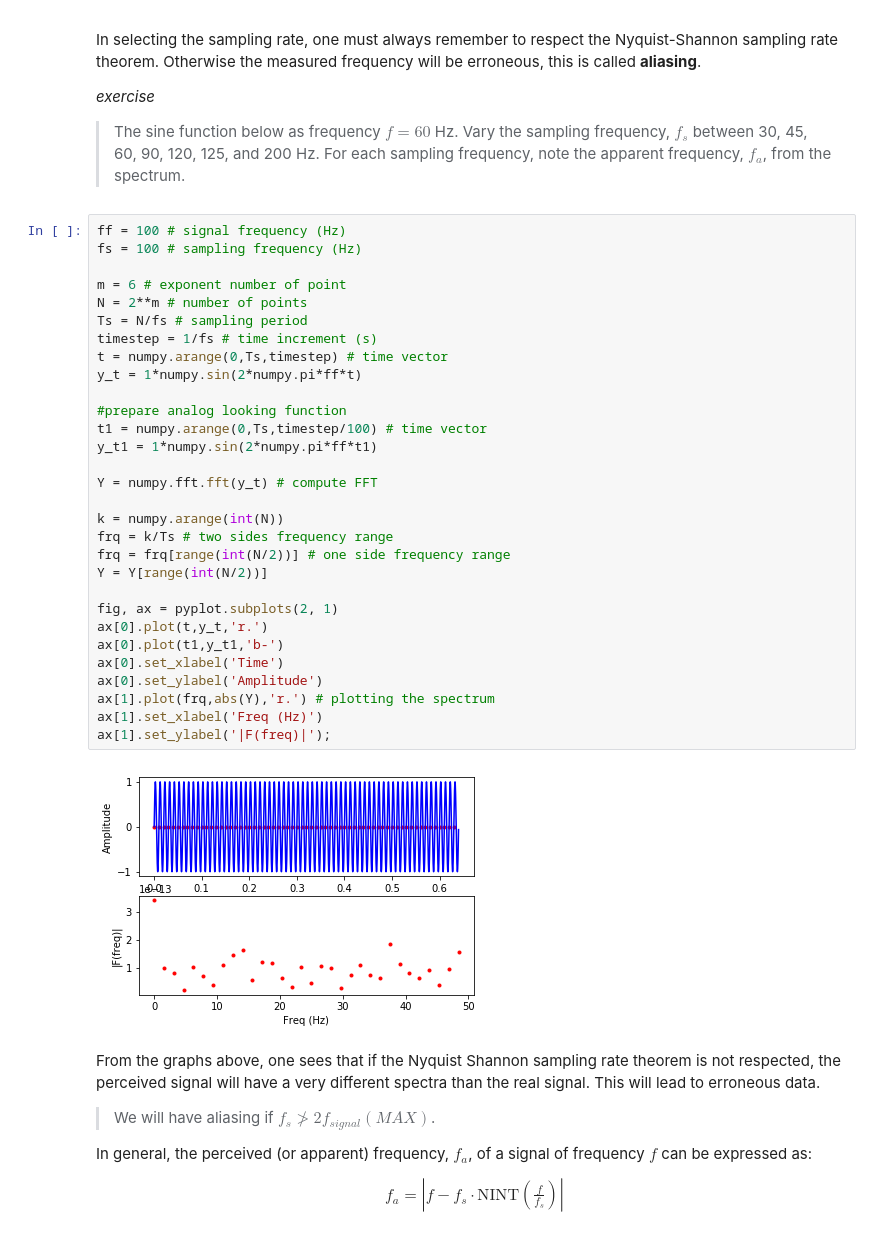
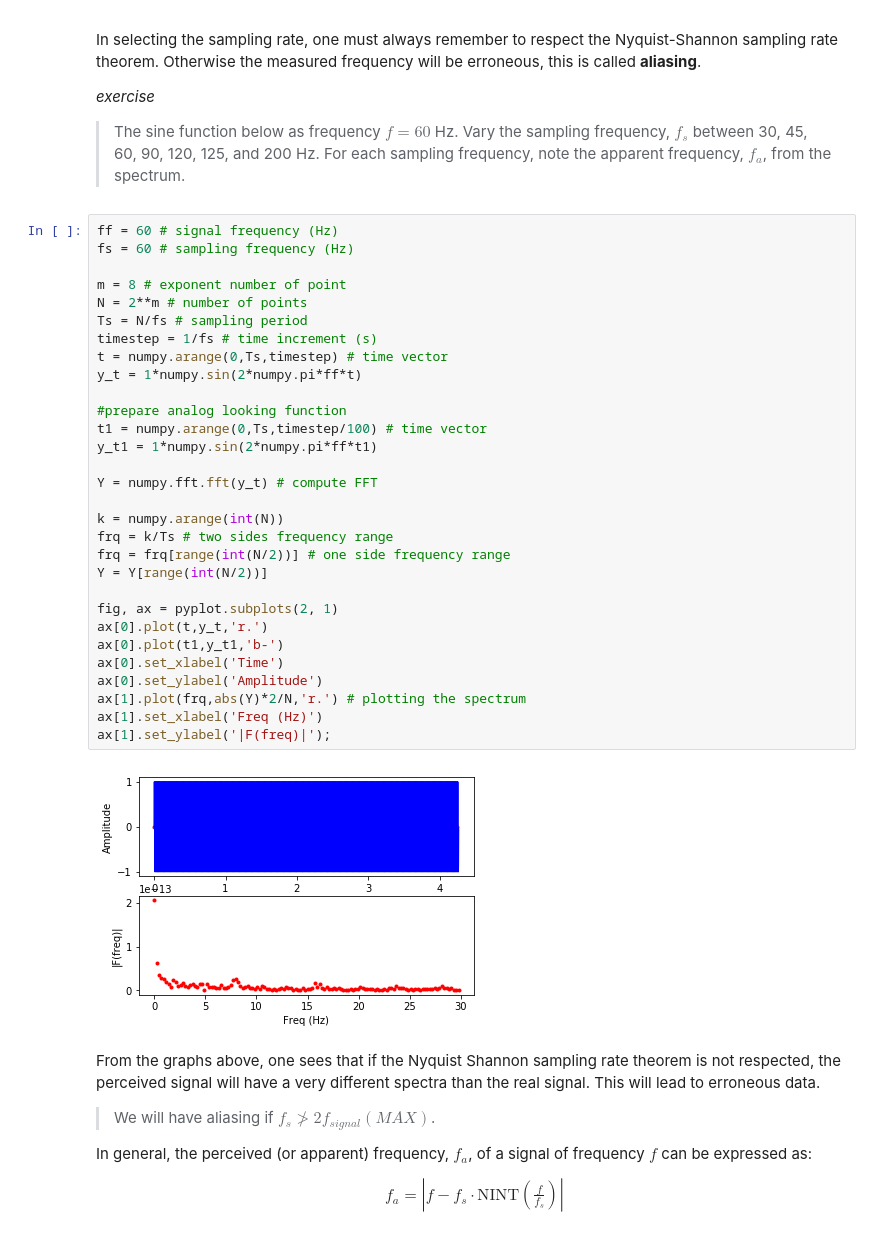
Before and after one commit to bardet/GWU-MAE3120_2020, a Jupyter notebook: Lectures/03_FourierAnalysis.ipynb, the cells around one changed output. Saved outputs shown, nothing was run; the diff lists cells and outputs as text.

```diff
--- a/Lectures/03_FourierAnalysis.ipynb
+++ b/Lectures/03_FourierAnalysis.ipynb
@@ -450,37 +450,37 @@ _exercise_
 
 >The sine function below as frequency $f=60$ Hz.  Vary the sampling frequency, $f_s$ between 30, 45, 60, 90, 120, 125, and 200 Hz.  For each sampling frequency, note the apparent frequency, $f_a$, from the spectrum.
 # %%
-ff = 100 # signal frequency (Hz)
-fs = 100 # sampling frequency (Hz)
+ff = 60 # signal frequency (Hz)
+fs = 60 # sampling frequency (Hz)
 
-m = 6 # exponent number of point
+m = 8 # exponent number of point
 N = 2**m # number of points
 Ts = N/fs # sampling period
 timestep = 1/fs # time increment (s)
 t = numpy.arange(0,Ts,timestep) # time vector
 y_t = 1*numpy.sin(2*numpy.pi*ff*t)
 
 #prepare analog looking function
 t1 = numpy.arange(0,Ts,timestep/100) # time vector
 y_t1 = 1*numpy.sin(2*numpy.pi*ff*t1)
 
 Y = numpy.fft.fft(y_t) # compute FFT
 
 k = numpy.arange(int(N))
 frq = k/Ts # two sides frequency range
 frq = frq[range(int(N/2))] # one side frequency range
 Y = Y[range(int(N/2))]
 
 fig, ax = pyplot.subplots(2, 1)
 ax[0].plot(t,y_t,'r.')
 ax[0].plot(t1,y_t1,'b-')
 ax[0].set_xlabel('Time')
 ax[0].set_ylabel('Amplitude')
-ax[1].plot(frq,abs(Y),'r.') # plotting the spectrum
+ax[1].plot(frq,abs(Y)*2/N,'r.') # plotting the spectrum
 ax[1].set_xlabel('Freq (Hz)')
 ax[1].set_ylabel('|F(freq)|');
 # %% [output]
-[figure, old version]
+[figure, new version]
 # %% [markdown]
 From the graphs above, one sees that if the Nyquist Shannon sampling rate theorem is not respected, the perceived signal will have a very different spectra than the real signal. This will lead to erroneous data.
 
```
